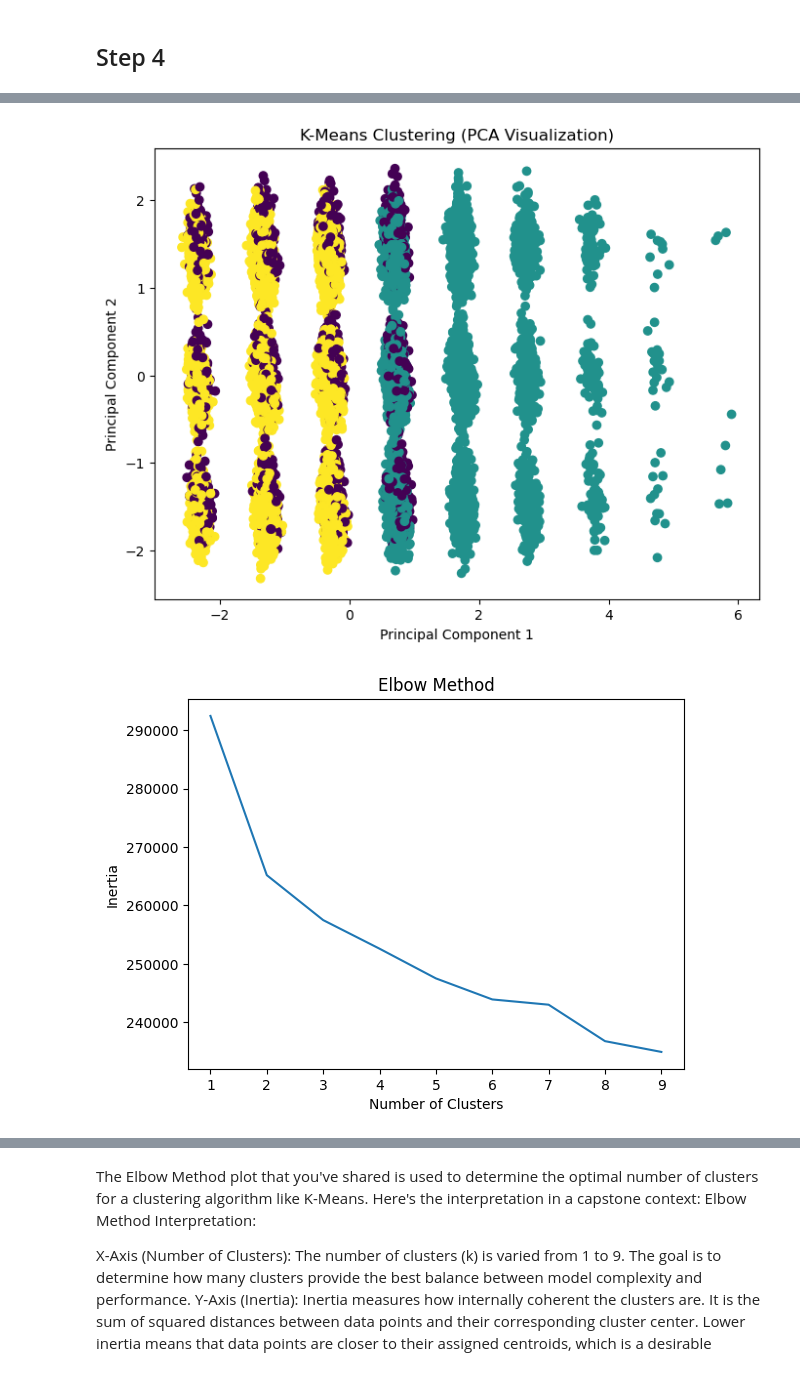
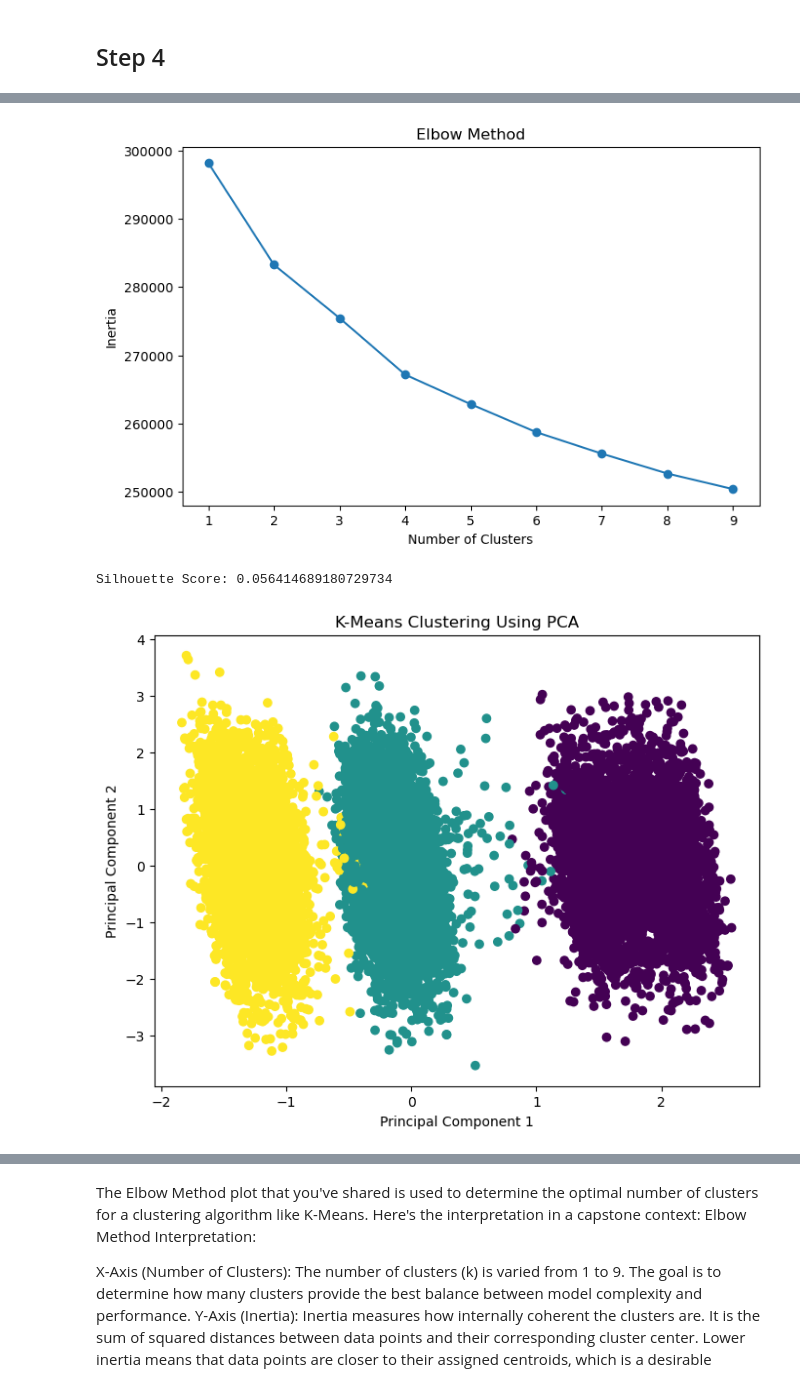
Before and after one commit to kennethChua16/AIM-Capstone-project, a Jupyter notebook: src/Hospital Readmission Analysis.ipynb, the cells around one changed output, grey strips where cells are left out. Drawn from its saved outputs; the diff is of its cells as text; code cells hidden in the pictures.

```diff
--- a/Hospital Readmission Analysis.ipynb
+++ b/src/Hospital Readmission Analysis.ipynb
@@ -459,0 +412,7 @@ Separation: The t-SNE plot might indicate that the features used for dimensional
+# %%
+# Final processed datasets
+X_train_processed = pd.concat([X_train_num_scaled, X_train_cat_encoded], axis=1)
+X_test_processed = pd.concat([X_test_num_scaled, X_test_cat_encoded], axis=1)
+
+print("Training shape:", X_train_processed.shape)
+print("Testing shape:", X_test_processed.shape)
@@ -489,0 +665,9 @@ Name: Readmitted_Within_30_Days, Length: 13151, dtype: int64
+# %%
+# Encode categorical variables
+from imblearn.over_sampling import SMOTE
+
+smote = SMOTE(random_state=42)
+
+X_train_bal, y_train_bal = smote.fit_resample(X_train_processed, y_train)
+print("Resampled training shape:", X_train_bal.shape)
+print("Resampled class distribution:", y_train_bal.value_counts())
@@ -656,39 +1006,42 @@ The Logistic Regression and Random Forest models appear to be the most effective
 # %%
-# K-Means Clustering
-# Create a label encoder instance
+    # K-Means Clustering
+    inertia = []
+    K = range(1, 10)
 
-kmeans = KMeans(n_clusters=3, random_state=42)
-clusters = kmeans.fit_predict(X)
+    for k in K:
+        kmeans = KMeans(n_clusters=k, random_state=42, n_init=10)
+        kmeans.fit(X_train_bal)
+        inertia.append(kmeans.inertia_)
 
-df['Cluster'] = clusters
+    plt.figure(figsize=(8, 5))
+    plt.plot(K, inertia, marker="o")
+    plt.xlabel("Number of Clusters")
+    plt.ylabel("Inertia")
+    plt.title("Elbow Method")
+    plt.show()
 
-# Reduce dimensions for visualization (PCA)
-pca = PCA(n_components=2)
-X_pca = pca.fit_transform(X_scaled)
 
-# Plot clusters
-plt.figure(figsize=(8,6))
-plt.scatter(X_pca[:,0], X_pca[:,1], c=clusters)
-plt.title("K-Means Clustering (PCA Visualization)")
-plt.xlabel("Principal Component 1")
-plt.ylabel("Principal Component 2")
-plt.show()
+    # Final K-Means model
+    kmeans = KMeans(n_clusters=3, random_state=42, n_init=10)
+    clusters = kmeans.fit_predict(X_train_bal)
+
+    X_train_bal["Cluster"] = clusters
+
+    score = silhouette_score(X_train_bal, clusters)
+    print("Silhouette Score:", score)
 # %% [output]
-[figure, old version]
+[figure, new version]
+Silhouette Score: 0.056414689180729734
 # %%
-# Elbow Method
-inertia = []
-K = range(1, 10)
+# PCA visualization
+pca = PCA(n_components=2)
+X_pca = pca.fit_transform(X_train_bal)
 
-for k in K:
-    kmeans = KMeans(n_clusters=k, random_state=42)
-    kmeans.fit(X)
-    inertia.append(kmeans.inertia_)
-
-plt.plot(K, inertia)
-plt.xlabel("Number of Clusters")
-plt.ylabel("Inertia")
-plt.title("Elbow Method")
+plt.figure(figsize=(8, 6))
+plt.scatter(X_pca[:, 0], X_pca[:, 1], c=clusters)
+plt.title("K-Means Clustering Using PCA")
+plt.xlabel("Principal Component 1")
+plt.ylabel("Principal Component 2")
 plt.show()
 # %% [output]
-[figure, old version]
+[figure, new version]
```
Also changed, not shown: parts of 50 cells of this notebook, 5 other files.
